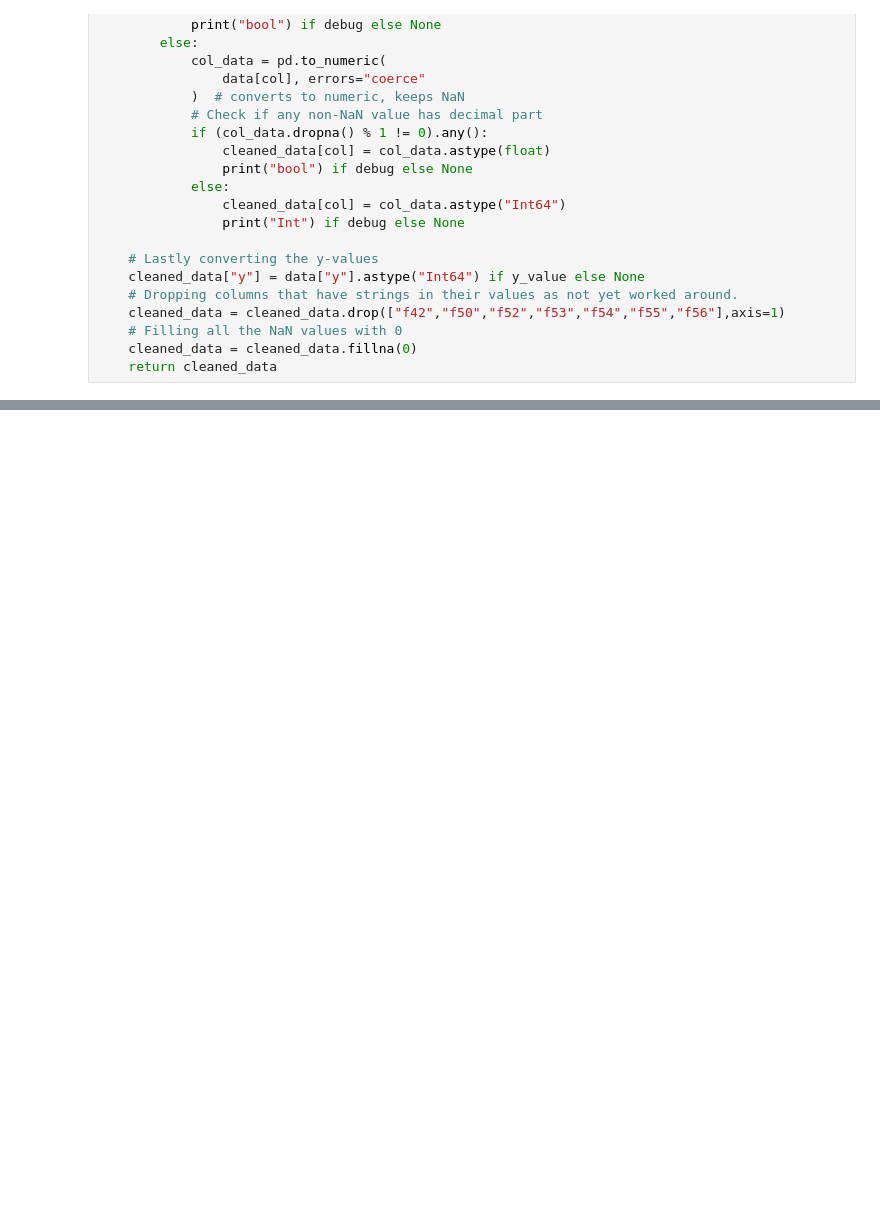
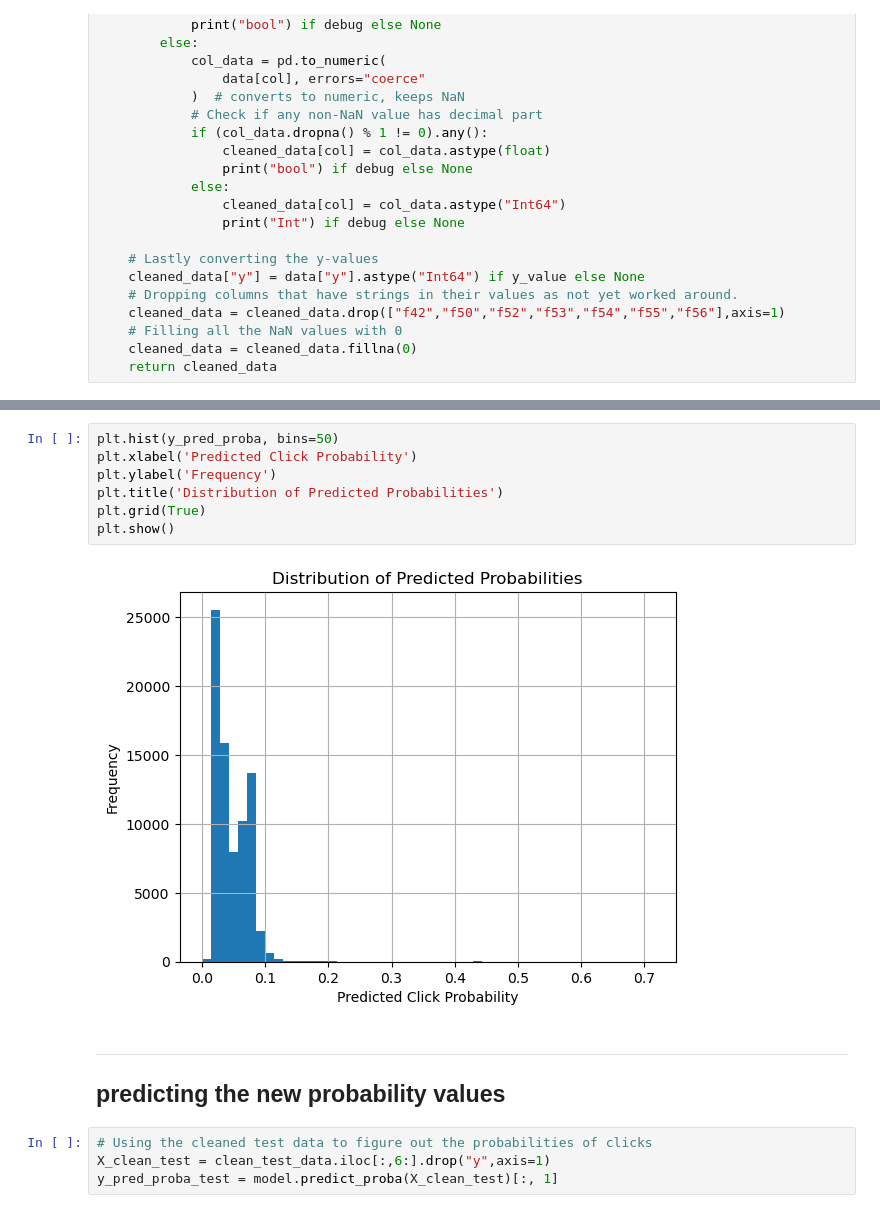
Before and after one commit to savakarrohan/Amex, a Jupyter notebook: Jupyter/03_Model02.ipynb, the cells around one changed output, grey strips where cells are left out. Drawn from its saved outputs; the diff is of its cells as text; blank space fills up the shorter version.

```diff
--- a/Jupyter/03_Model02.ipynb
+++ b/Jupyter/03_Model02.ipynb
@@ -107,0 +148,16 @@ array([0., 1.])
+# %%
+plt.hist(y_pred_proba, bins=50)
+plt.xlabel('Predicted Click Probability')
+plt.ylabel('Frequency')
+plt.title('Distribution of Predicted Probabilities')
+plt.grid(True)
+plt.show()
+# %% [output]
+[figure, added]
+# %% [markdown]
+---
+## predicting the new probability values
+# %%
+# Using the cleaned test data to figure out the probabilities of clicks
+X_clean_test = clean_test_data.iloc[:,6:].drop("y",axis=1)
+y_pred_proba_test = model.predict_proba(X_clean_test)[:, 1]
```
Also changed, not shown: parts of 13 cells of this notebook, 2 other files.
